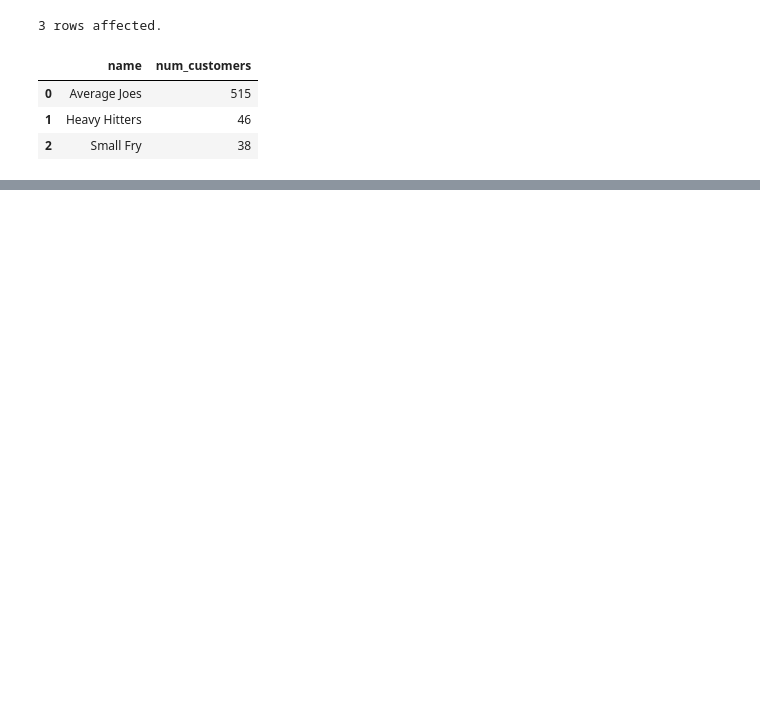
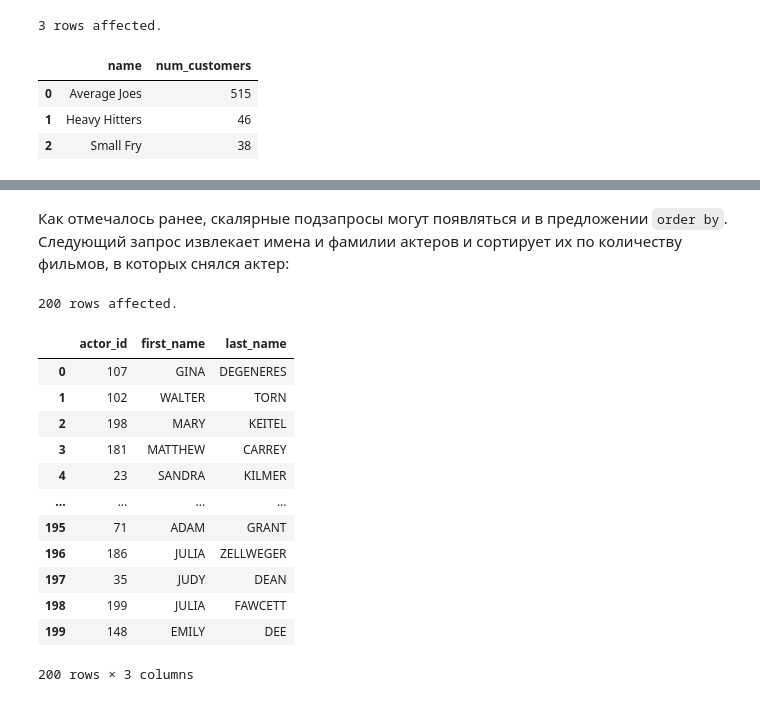
Before and after one commit to magus1968/learning-sql, a Jupyter notebook: docs/chapters/ch09.ipynb, the cells around one changed output, grey strips where cells are left out. Drawn from its saved outputs; the diff is of its cells as text; code cells hidden in the pictures; blank space fills up the shorter version.

```diff
--- a/docs/chapters/ch09.ipynb
+++ b/docs/chapters/ch09.ipynb
@@ -1359,0 +1619,26 @@ GROUP BY pg.name;
+# %% [markdown]
+Как отмечалось ранее, скалярные подзапросы могут появляться и в предложении `order by`. Следующий запрос извлекает имена и фамилии актеров и сортирует их по количеству фильмов, в которых снялся актер:
+# %%
+%%sql
+SELECT a.actor_id, a.first_name, a.last_name
+FROM actor a
+ORDER BY (
+    SELECT COUNT(*)
+    FROM film_actor fa
+    WHERE fa.actor_id = a.actor_id
+) DESC;
+# %% [output]
+200 rows affected.
+|  | actor_id | first_name | last_name |
+| 0 | 107 | GINA | DEGENERES |
+| 1 | 102 | WALTER | TORN |
+| 2 | 198 | MARY | KEITEL |
+| 3 | 181 | MATTHEW | CARREY |
+| 4 | 23 | SANDRA | KILMER |
+| ... | ... | ... | ... |
+| 195 | 71 | ADAM | GRANT |
+| 196 | 186 | JULIA | ZELLWEGER |
+| 197 | 35 | JUDY | DEAN |
+| 198 | 199 | JULIA | FAWCETT |
+| 199 | 148 | EMILY | DEE |
+200 rows × 3 columns
```
Also changed, not shown: parts of 50 cells of this notebook.
